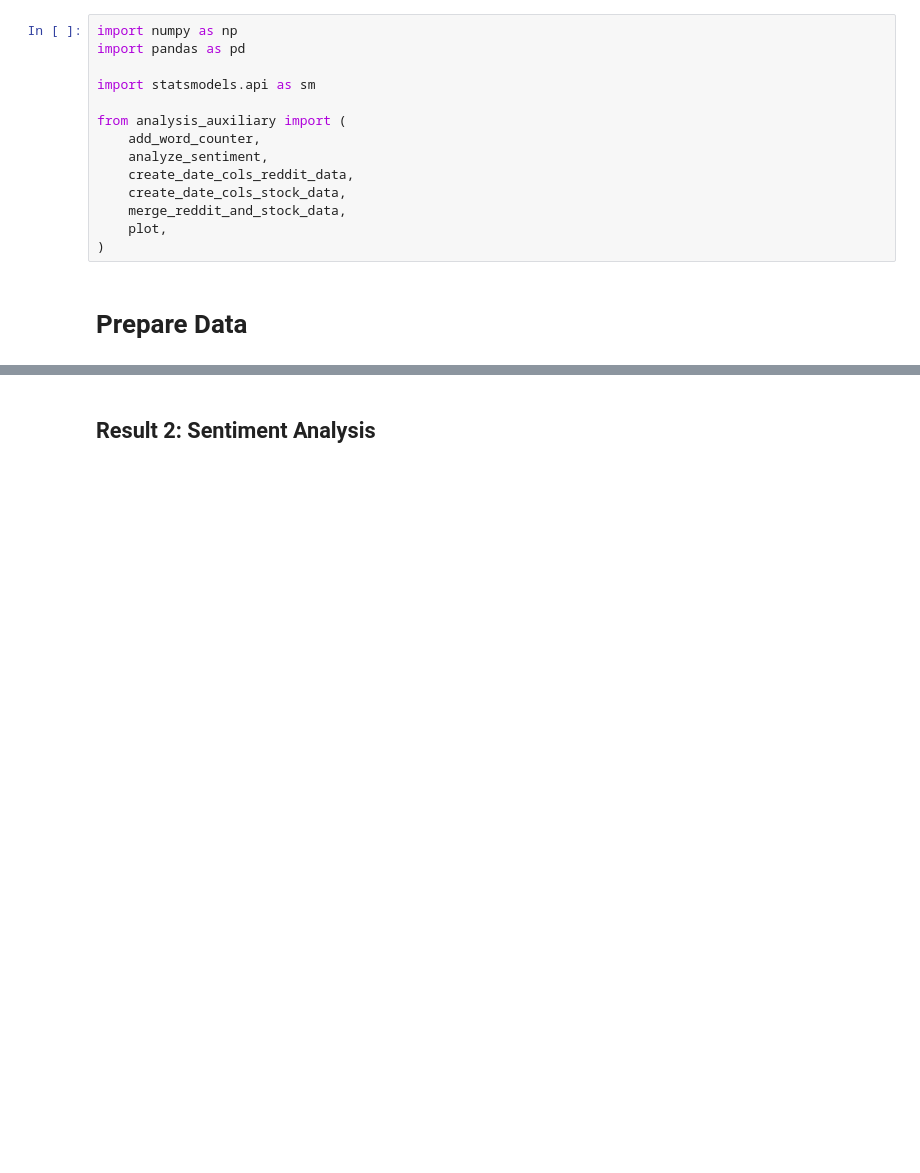
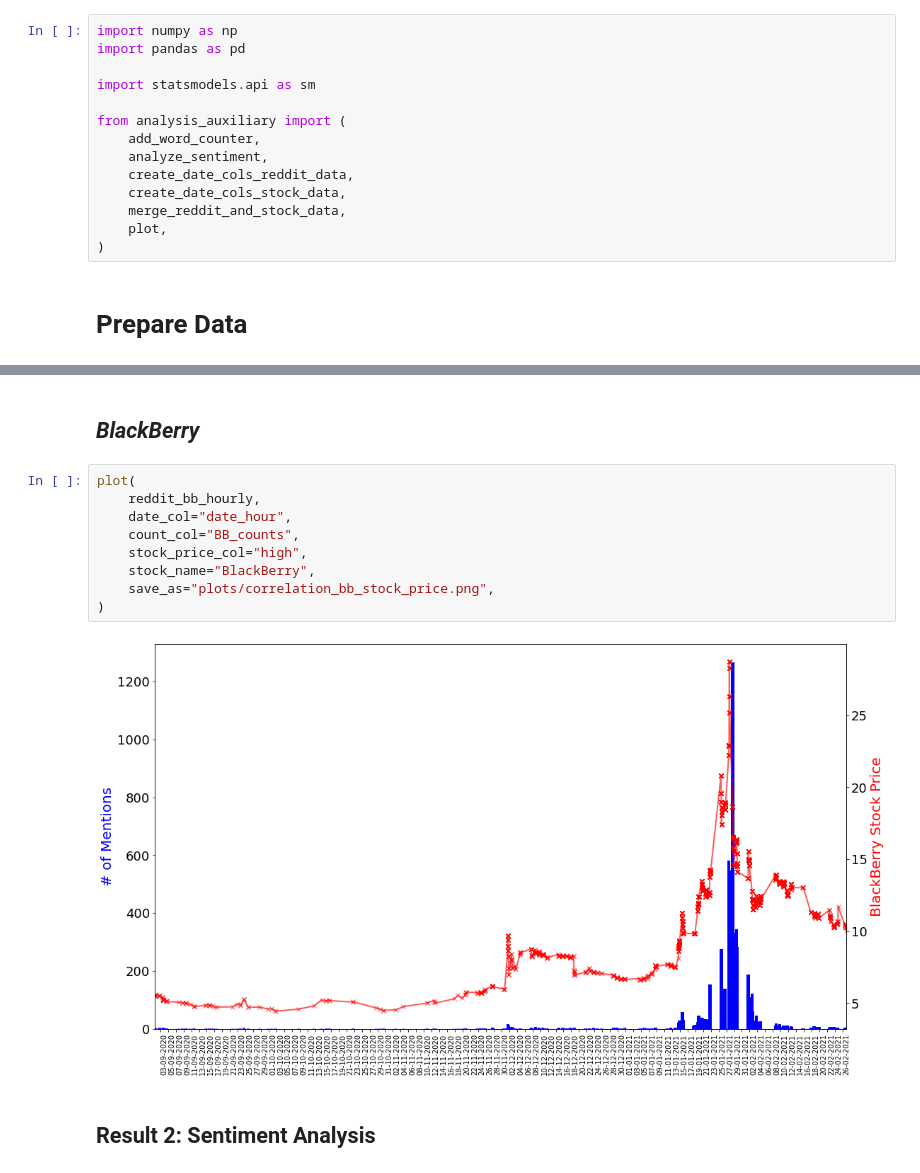
Before and after one commit to segsell/machine_learning_project, a Jupyter notebook: src/analysis_notebook.ipynb, the cells around one changed output, grey strips where cells are left out. Cells and saved outputs as stored; diff of their text form; blank space fills up the shorter version.

```diff
--- a/src/analysis_notebook.ipynb
+++ b/src/analysis_notebook.ipynb
@@ -54,2 +107,15 @@ plot(
+# %% [markdown]
+## *BlackBerry*
+# %%
+plot(
+    reddit_bb_hourly,
+    date_col="date_hour",
+    count_col="BB_counts",
+    stock_price_col="high",
+    stock_name="BlackBerry",
+    save_as="plots/correlation_bb_stock_price.png",
+)
+# %% [output]
+[figure, added]
 # %% [markdown]
 ## Result 2: Sentiment Analysis
```
Also changed, not shown: parts of 25 cells of this notebook.
